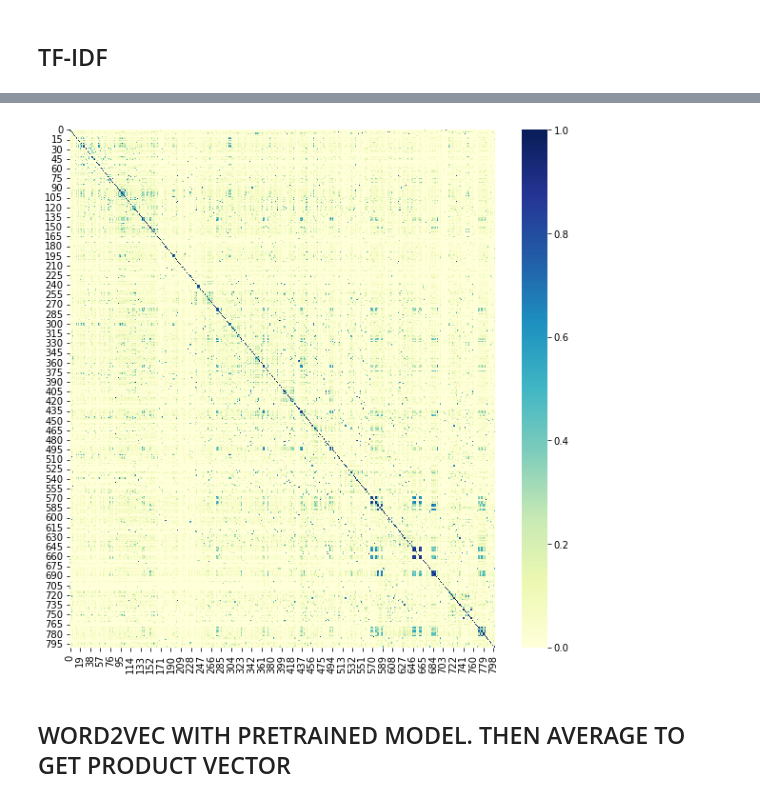
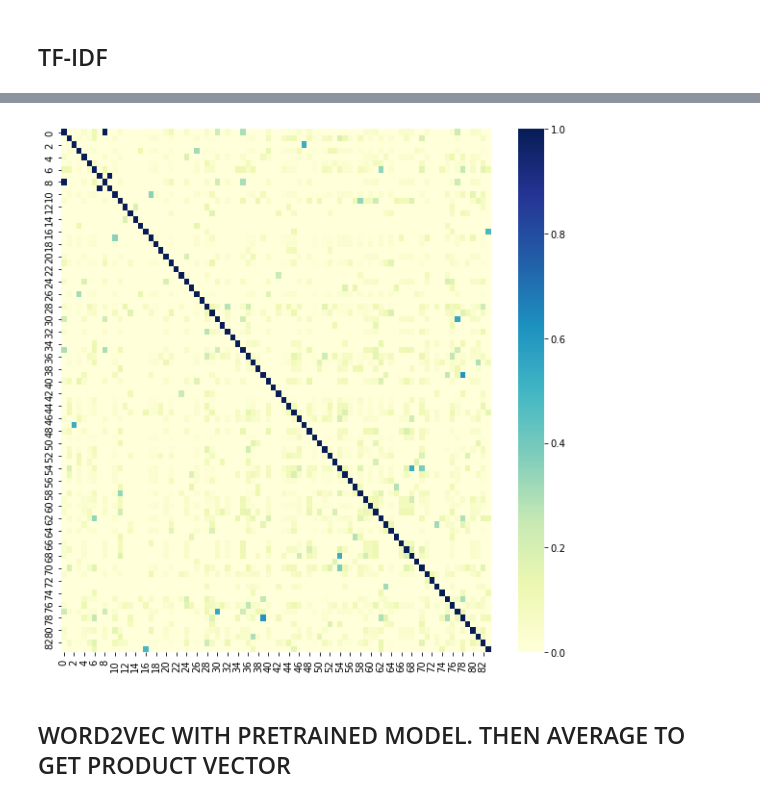
Before and after one commit to vlr112/WebScicence_FinalProject, a Jupyter notebook: labs/session_1/my_test.ipynb, the cells around one changed output, grey strips where cells are left out. Saved outputs shown, nothing was run; the diff lists cells and outputs as text; code cells hidden in the pictures.

```diff
--- a/Copy_of_parse_and_clean_meta_data.ipynb
+++ b/labs/session_1/my_test.ipynb
@@ -42,7 +44,7 @@ def getDF(path):
   # return pd.DataFrame.from_dict(df)
 
 
-df_software = getDF('Software_5.json.gz')
+df_software = getDF('All_Beauty_5.json.gz')
 # %%
 
 class Data:
@@ -228,5 +250,5 @@ len(items)
 # %%
-meta_df_software = getDF('meta_Software.json.gz')
+meta_df_software = getDF('meta_All_Beauty.json.gz')
 
 meta_df_software['asin'].nunique()
 # %% [output]
@@ -653,11 +691,13 @@ def hero_preprocess(temp):
 
     custom_pipeline = [preprocessing.fillna,
                     preprocessing.lowercase,
+                    preprocessing.remove_digits,
 
                     preprocessing.remove_diacritics,
                     preprocessing.remove_stopwords,
                     preprocessing.remove_punctuation,
-                    preprocessing.remove_whitespace
+                    preprocessing.remove_whitespace,
+                    preprocessing.remove_digits
                     #preprocessing.remove_brackets
                     ]
 
@@ -716,9 +768,9 @@ def create_heatmap(similarity, cmap = "YlGnBu"):
   fig, ax = plt.subplots(figsize=(10,10))
   sns.heatmap(df, cmap=cmap)
 # %%
-create_heatmap(cosine_similarity(tfs_matrix))
+create_heatmap(linear_kernel(tfs_matrix,tfs_matrix))
 # %% [output]
-[figure, old version]
+[figure, new version]
 # %% [markdown]
 ##  WORD2VEC WITH PRETRAINED MODEL. THEN AVERAGE TO GET PRODUCT VECTOR
 # %%
```
Also changed, not shown: parts of 15 cells of this notebook, 8 other files.
